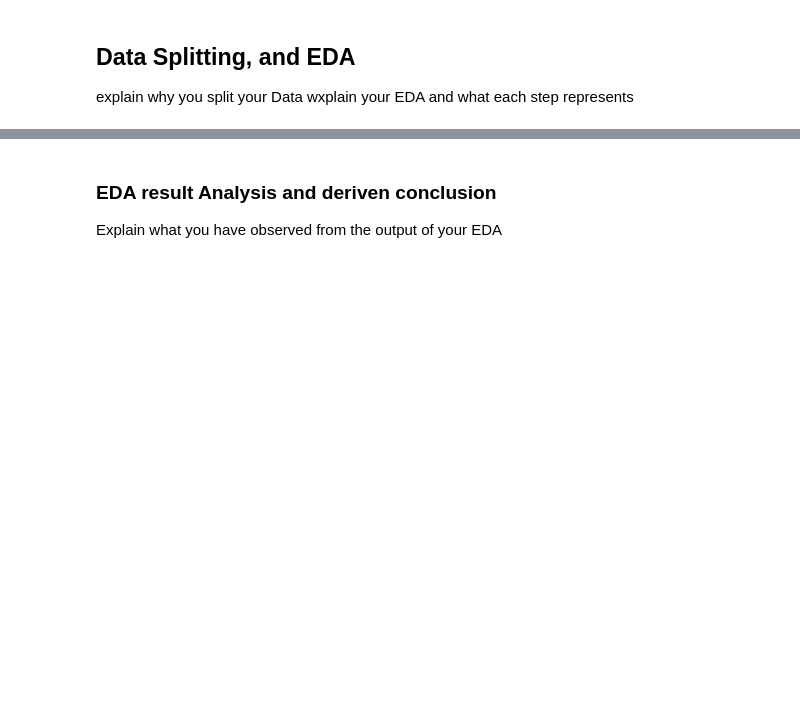
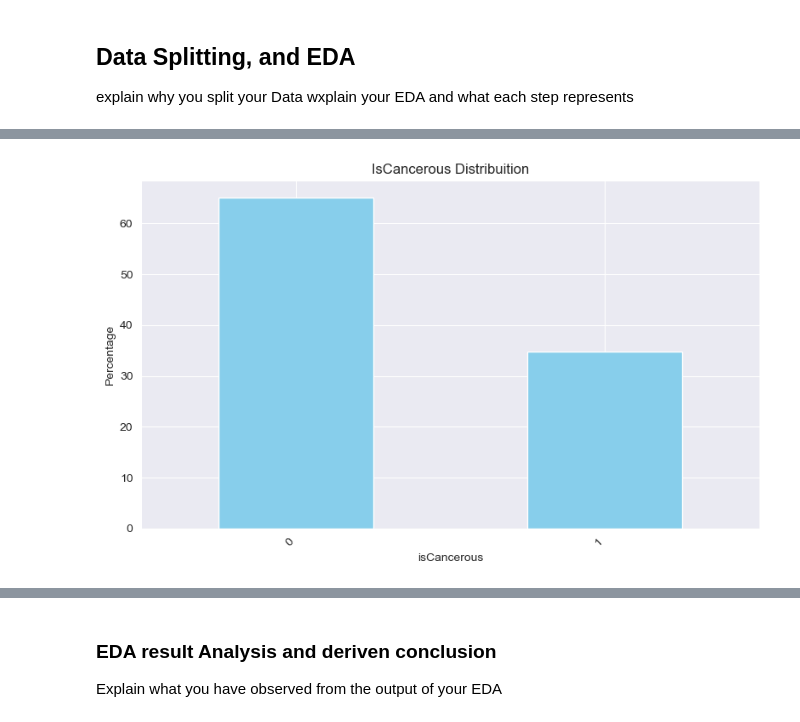
Before and after one commit to Shalini247/Image-Classification, a Jupyter notebook: s4073541_s4072225.ipynb, the cells around one changed output, grey strips where cells are left out. Cells and saved outputs as stored; diff of their text form; code cells hidden in the pictures; blank space fills up the shorter version.

```diff
--- a/s4073541_s4072225.ipynb
+++ b/s4073541_s4072225.ipynb
@@ -24,0 +133,5 @@ import numpy as np
+# %%
+# IsCancer distribution
+plot_class_distribution(combined_data, 'isCancerous', "IsCancerous Distribuition", color="skyblue")
+# %% [output]
+[figure, added]
```
Also changed, not shown: parts of 35 cells of this notebook.
